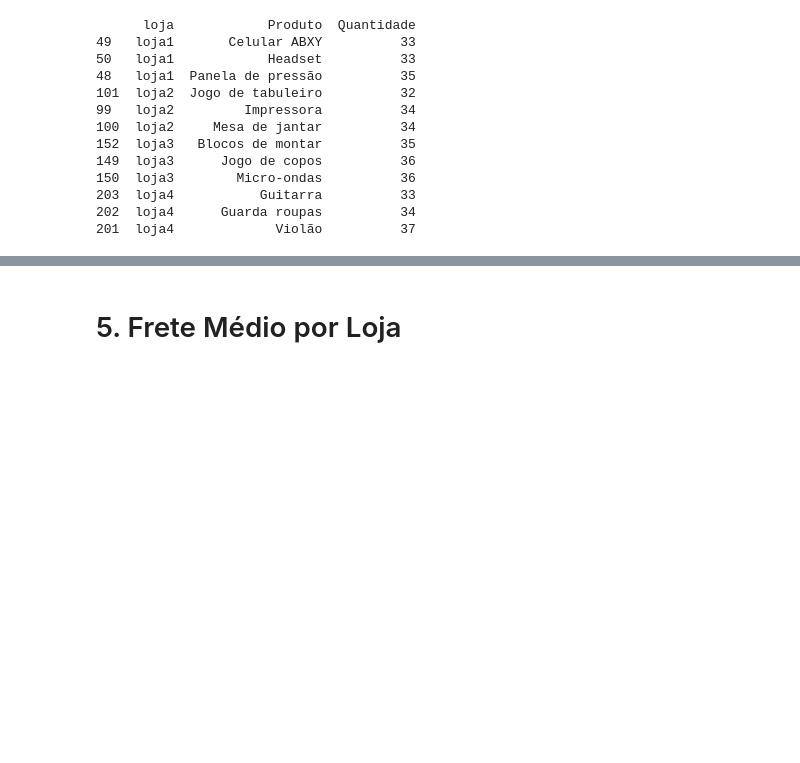
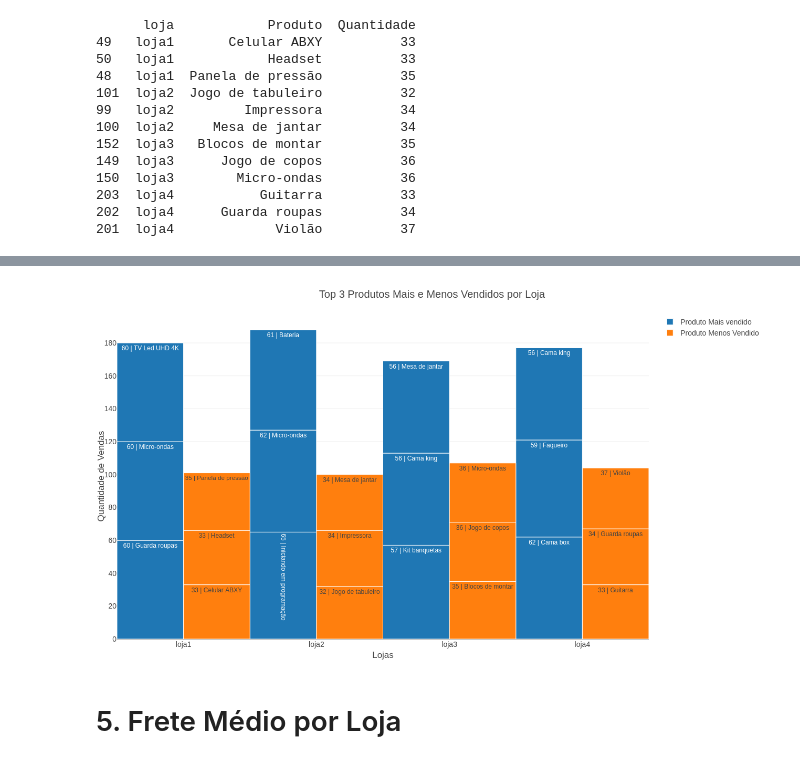
Before and after one commit to jeffnoronha1/Datascience-Challenge1-AluraStore, a Jupyter notebook: AluraStoreBr.ipynb, the cells around one changed output, grey strips where cells are left out. Saved outputs shown, nothing was run; the diff lists cells and outputs as text; code cells hidden in the pictures; blank space fills up the shorter version.

```diff
--- a/AluraStoreBr.ipynb
+++ b/AluraStoreBr.ipynb
@@ -362,6 +365,10 @@ fig_produto_mais_vendido.update_layout(
     xaxis_title='Lojas',
     yaxis_title='Quantidade de Vendas',
     barmode='group',
+    bargap=0.0,
+    bargroupgap=0.0,
+    width=1280,
+    height=720,
 )
 
 fig_produto_mais_vendido.show()
@@ -370,3 +376,4 @@ fig_produto_mais_vendido.show()
+[figure, added]
 # %% [markdown]
 # 5. Frete Médio por Loja
 # %%
```
Also changed, not shown: parts of 10 cells of this notebook.
